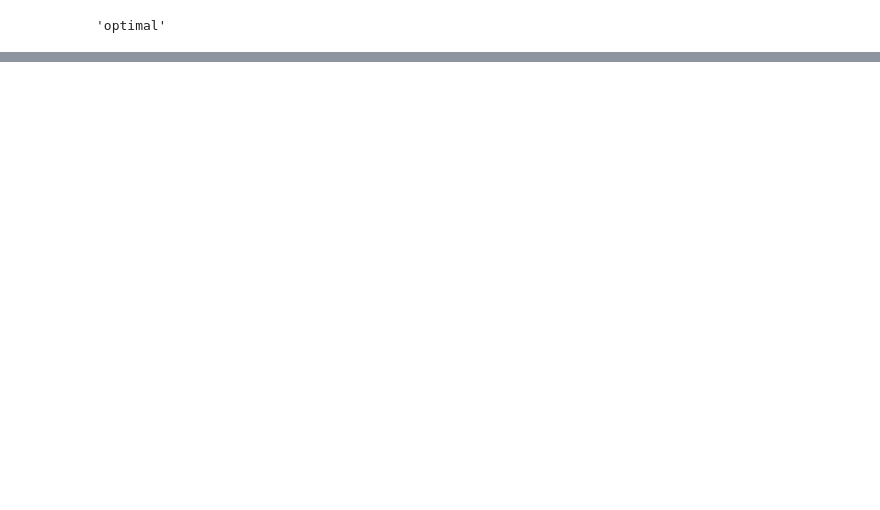
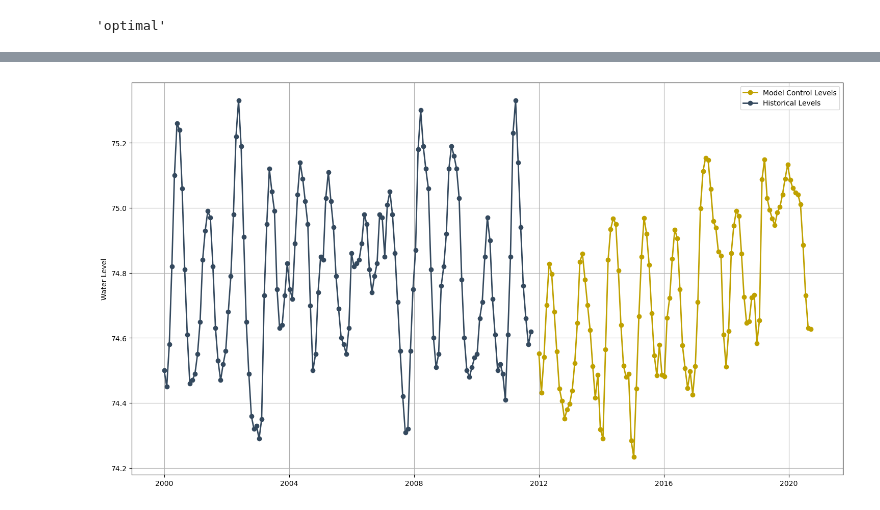
Before and after one commit to healeyq3/MCM2024, a Jupyter notebook: control/ontario_subproblem.ipynb, the cells around one changed output, grey strips where cells are left out. Drawn from its saved outputs; the diff is of its cells as text; code cells hidden in the pictures; blank space fills up the shorter version.

Commit message:
WORKING CONTROL MODEL

```diff
--- a/control/ontario_subproblem.ipynb
+++ b/control/ontario_subproblem.ipynb
@@ -144,0 +285,32 @@ Time Horizon: January 2012-December 2020
+# %%
+all_depths = np.load('../Data/depth_vectors.npy')
+# %%
+historical_depths = all_depths[0:144, 4]
+# %%
+start_date2 = datetime(2000, 1, 1)
+end_date2 = datetime(2012, 1, 1)
+date_range2 = [start_date2 + timedelta(days=i * 30) for i in range(len(historical_depths))]
+# %%
+start_date = datetime(2011, 12, 31)
+end_date = datetime(2021, 1, 1)
+date_range = [start_date + timedelta(days=i * 30) for i in range(len(month_water_levels))]
+# %%
+fig, ax = plt.subplots(figsize=(18, 10))
+ax.plot(date_range, month_average_levels, linewidth=2, marker='o', linestyle='-', color='#BFA100', label='Model Control Levels')
+ax.plot(date_range2, historical_depths, linewidth=2, marker='o', linestyle='-', color='#34495e', label='Historical Levels')
+
+ax.set_ylabel('Water Level')
+ax.legend()
+ax.grid(True)
+
+plt.savefig(f"../model_vs_historical.png", dpi=400)
+
+# for year in range(start_date.year, end_date.year + 1):
+#     ax.axvline(datetime(year, 1, 1), color='red', linestyle='--', linewidth=0.8)
+
+# for year in range(start_date2.year, end_date2.year + 1):
+#     ax.axvline(datetime(year, 1, 1), color='red', linestyle='--', linewidth=0.8)
+
+plt.show()
+# %% [output]
+[figure, added]
```
Also changed, not shown: parts of 19 cells of this notebook, 6 other files.
